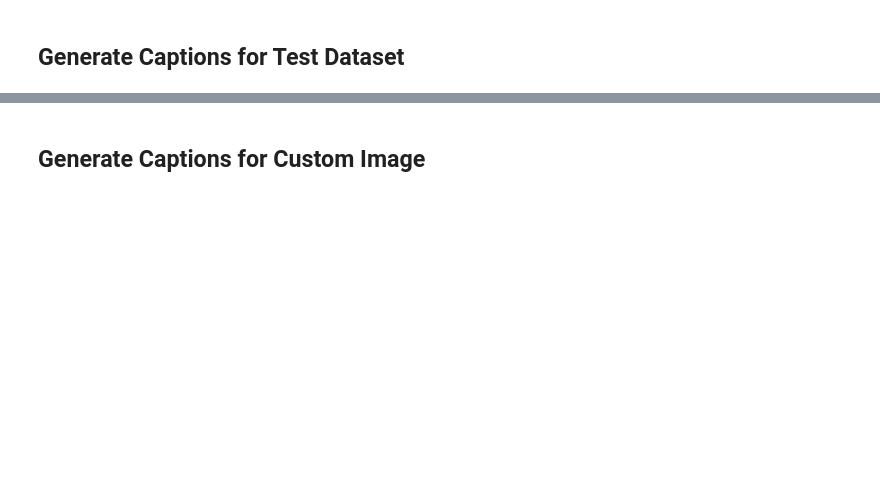
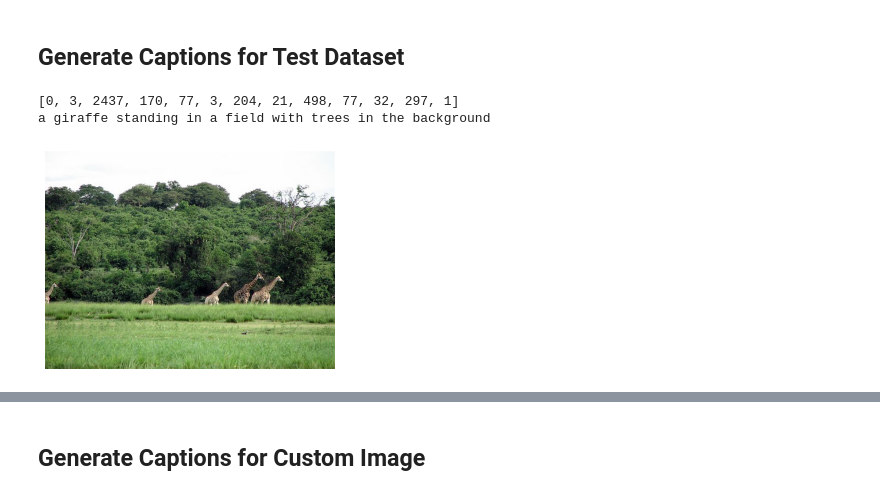
Before and after one commit to sliao-mi-luku/Image-Captioning, a Jupyter notebook: ImgCap_ResNet_LSTM.ipynb, the cells around one changed output, grey strips where cells are left out. Saved outputs shown, nothing was run; the diff lists cells and outputs as text; code cells hidden in the pictures; blank space fills up the shorter version.

```diff
--- a/ImgCap_ResNet_LSTM.ipynb
+++ b/ImgCap_ResNet_LSTM.ipynb
@@ -972 +974,8 @@ def random_sample_testdata(dataloader, encoder, decoder):
     print(decoded_sentence)
+# %%
+# sample an image
+random_sample_testdata(dataloader_test, encoder, decoder)
+# %% [output]
+[0, 3, 2437, 170, 77, 3, 204, 21, 498, 77, 32, 297, 1]
+a giraffe standing in a field with trees in the background
+[figure, added]
```
Also changed, not shown: parts of 16 cells of this notebook.
